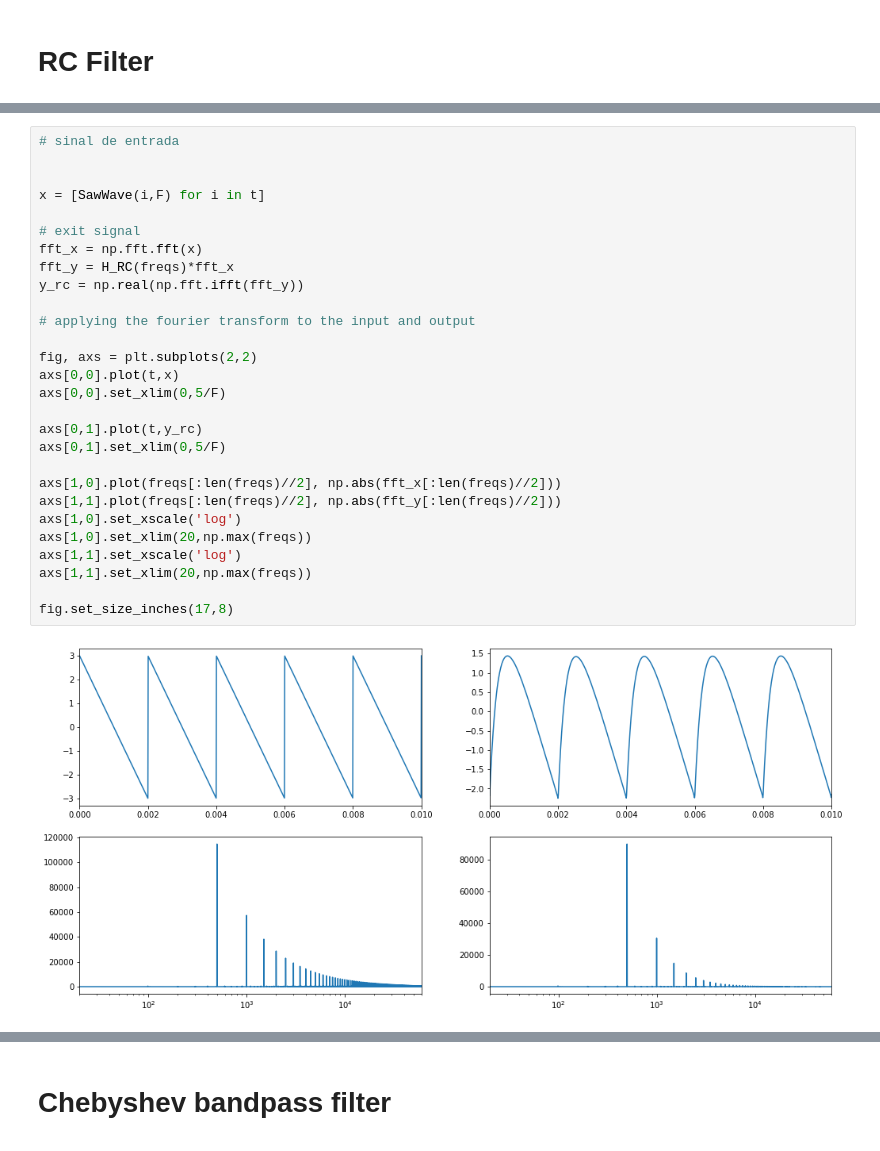
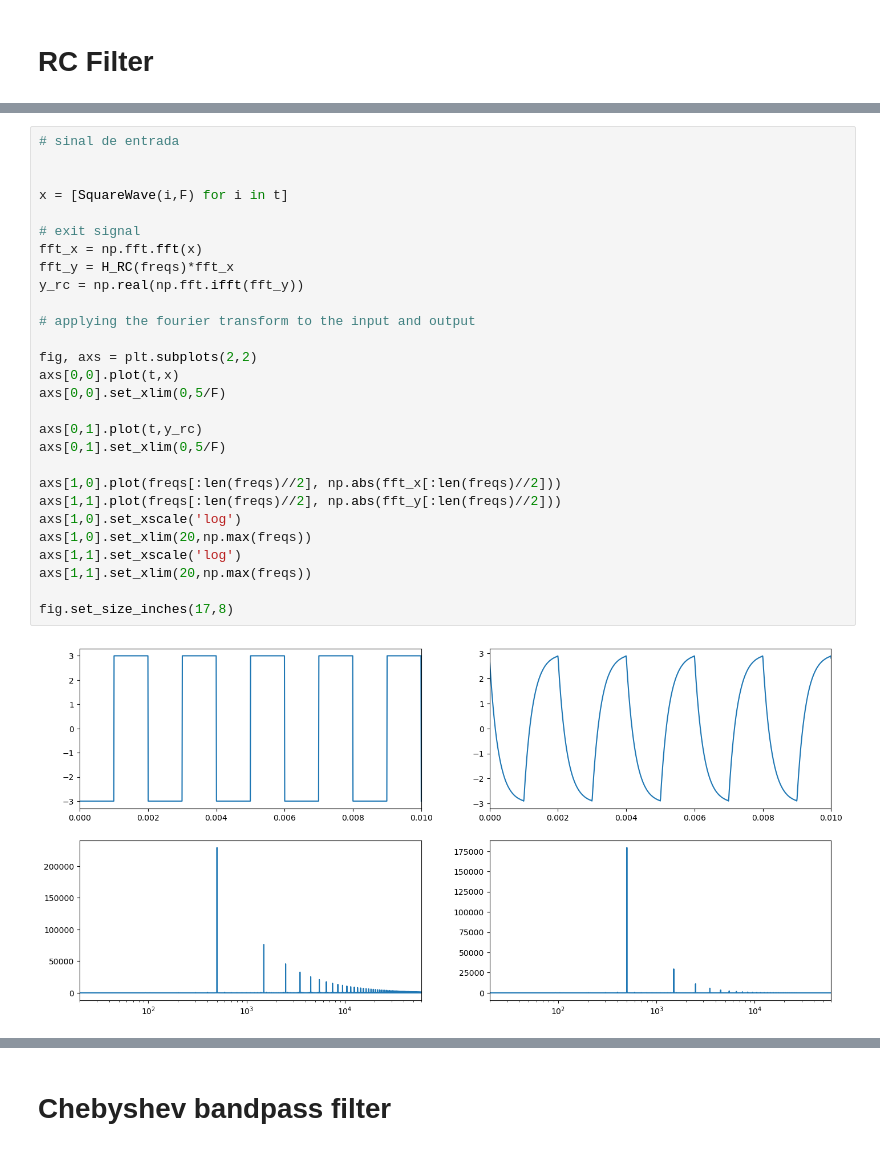
Before and after one commit to vitortonaco/physics, a Jupyter notebook: digital_signal_processing/rc_low_pass_filter.ipynb, the cells around one changed output, grey strips where cells are left out. Cells and saved outputs as stored; diff of their text form.

```diff
--- a/digital_signal_processing/rc_low_pass_filter.ipynb
+++ b/digital_signal_processing/rc_low_pass_filter.ipynb
@@ -124,33 +150,33 @@ plotBode(freqs,H_w,fc)
 # %%
 # sinal de entrada
 
 
-x = [SawWave(i,F) for i in t]
+x = [SquareWave(i,F) for i in t]
 
 # exit signal
 fft_x = np.fft.fft(x)
 fft_y = H_RC(freqs)*fft_x
 y_rc = np.real(np.fft.ifft(fft_y))
 
 # applying the fourier transform to the input and output
 
 fig, axs = plt.subplots(2,2)
 axs[0,0].plot(t,x)
 axs[0,0].set_xlim(0,5/F)
 
 axs[0,1].plot(t,y_rc)
 axs[0,1].set_xlim(0,5/F)
 
 axs[1,0].plot(freqs[:len(freqs)//2], np.abs(fft_x[:len(freqs)//2]))
 axs[1,1].plot(freqs[:len(freqs)//2], np.abs(fft_y[:len(freqs)//2]))
 axs[1,0].set_xscale('log')
 axs[1,0].set_xlim(20,np.max(freqs))
 axs[1,1].set_xscale('log')
 axs[1,1].set_xlim(20,np.max(freqs))
 
 fig.set_size_inches(17,8)
 # %% [output]
-[figure, old version]
+[figure, new version]
 # %%
 plt.plot(t,x, label = 'input')
 plt.plot(t,y_rc, label = 'output')
```
Also changed, not shown: parts of 11 cells of this notebook.
